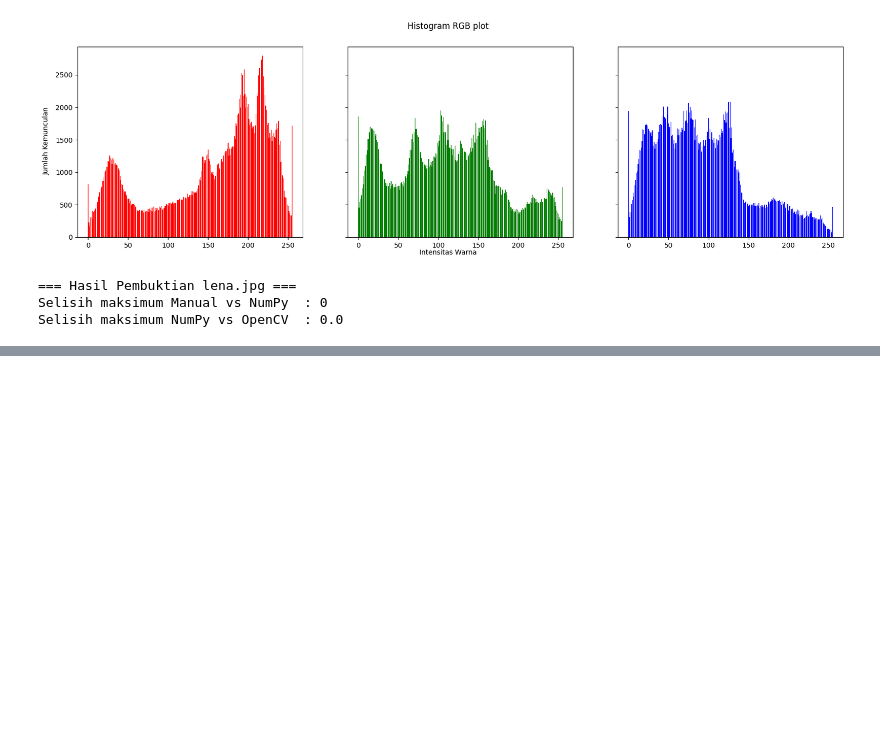
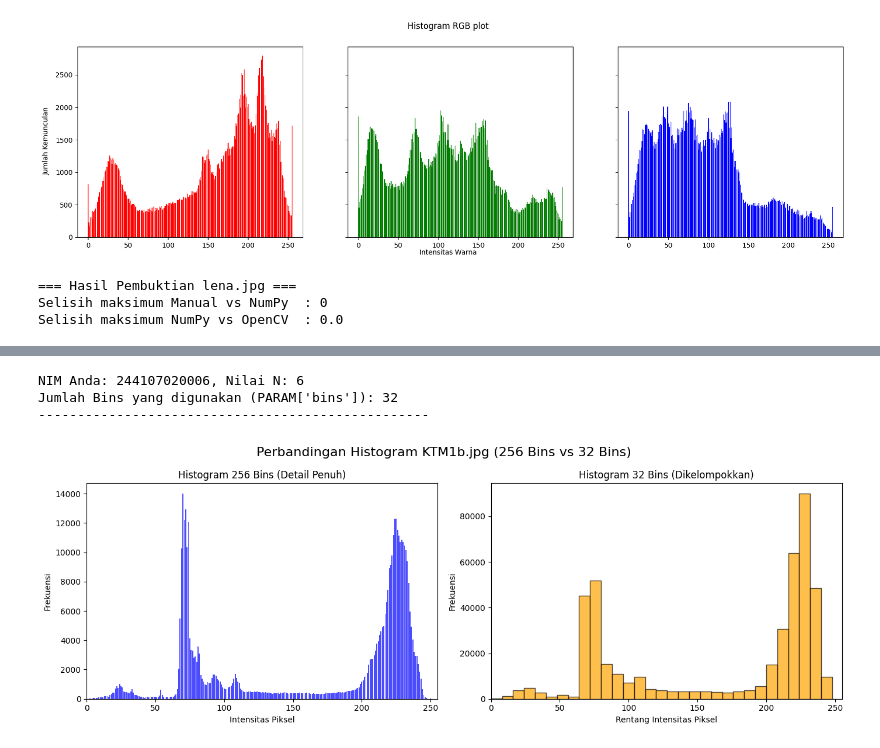
Before and after one commit to muiddd/5thSemester_PCVK, a Jupyter notebook: Week05.ipynb, the cells around one changed output, grey strips where cells are left out. Saved outputs shown, nothing was run; the diff lists cells and outputs as text; code cells hidden in the pictures; blank space fills up the shorter version.

```diff
--- a/Week05.ipynb
+++ b/Week05.ipynb
@@ -114,0 +180,62 @@ Selisih maksimum NumPy vs OpenCV  : 0.0
+# %%
+import numpy as np
+import cv2 as cv
+import matplotlib.pyplot as plt
+
+# --- 1. DEFINISI PARAMETER BERDASARKAN NIM ---
+NIM = '244107020006'
+N = int(NIM[-3:])
+
+PARAM = {
+    'bins': 2 ** ((N % 4) + 3),
+    # Parameter lain yang akan dipakai di percobaan selanjutnya
+    'clip': round(1.0 + (N % 5) * 0.5, 1),
+    'tile': (N % 4) + 2,
+    'L': 2 ** ((N % 3) + 1),
+}
+
+print(f"NIM Anda: {NIM}, Nilai N: {N}")
+print(f"Jumlah Bins yang digunakan (PARAM['bins']): {PARAM['bins']}")
+print("-" * 50)
+
+# --- 2. KODE PERBANDINGAN HISTOGRAM ---
+path_ktm1b = '/content/drive/MyDrive/PCVK/KTM/KTM1b.jpeg'
+img_ktm1b = cv.imread(path_ktm1b, cv.IMREAD_GRAYSCALE)
+
+if img_ktm1b is None:
+    print("Gambar KTM1b.jpg tidak ditemukan. Pastikan path sudah benar.")
+else:
+    jml_bins = PARAM['bins']
+
+    # Membuat figure untuk membandingkan 2 histogram berdampingan
+    fig, axs = plt.subplots(1, 2, figsize=(14, 5))
+    fig.suptitle(f"Perbandingan Histogram KTM1b.jpg (256 Bins vs {jml_bins} Bins)", fontsize=16)
+
+    # Histogram Kiri: 256 Bins
+    hist_256, _ = np.histogram(img_ktm1b.flatten(), bins=256, range=[0, 256])
+    axs[0].bar(np.arange(256), hist_256, color='blue', alpha=0.7)
+    axs[0].set_title('Histogram 256 Bins (Detail Penuh)')
+    axs[0].set_xlabel('Intensitas Piksel')
+    axs[0].set_ylabel('Frekuensi')
+    axs[0].set_xlim([0, 255])
+
+    # Histogram Kanan: PARAM['bins']
+    hist_param, batas_bins = np.histogram(img_ktm1b.flatten(), bins=jml_bins, range=[0, 256])
+
+    # Menghitung lebar setiap batang berdasarkan batas_bins
+    lebar_bin = np.diff(batas_bins)
+
+    # Plot dengan memberikan garis tepi (edgecolor) agar batas kelompok bin terlihat jelas
+    axs[1].bar(batas_bins[:-1], hist_param, width=lebar_bin, color='orange', alpha=0.7, align='edge', edgecolor='black')
+    axs[1].set_title(f"Histogram {jml_bins} Bins (Dikelompokkan)")
+    axs[1].set_xlabel('Rentang Intensitas Piksel')
+    axs[1].set_ylabel('Frekuensi')
+    axs[1].set_xlim([0, 255])
+
+    plt.tight_layout()
+    plt.show()
+# %% [output]
+NIM Anda: 244107020006, Nilai N: 6
+Jumlah Bins yang digunakan (PARAM['bins']): 32
+--------------------------------------------------
+[figure, added]
```
Also changed, not shown: parts of 2 cells of this notebook.
